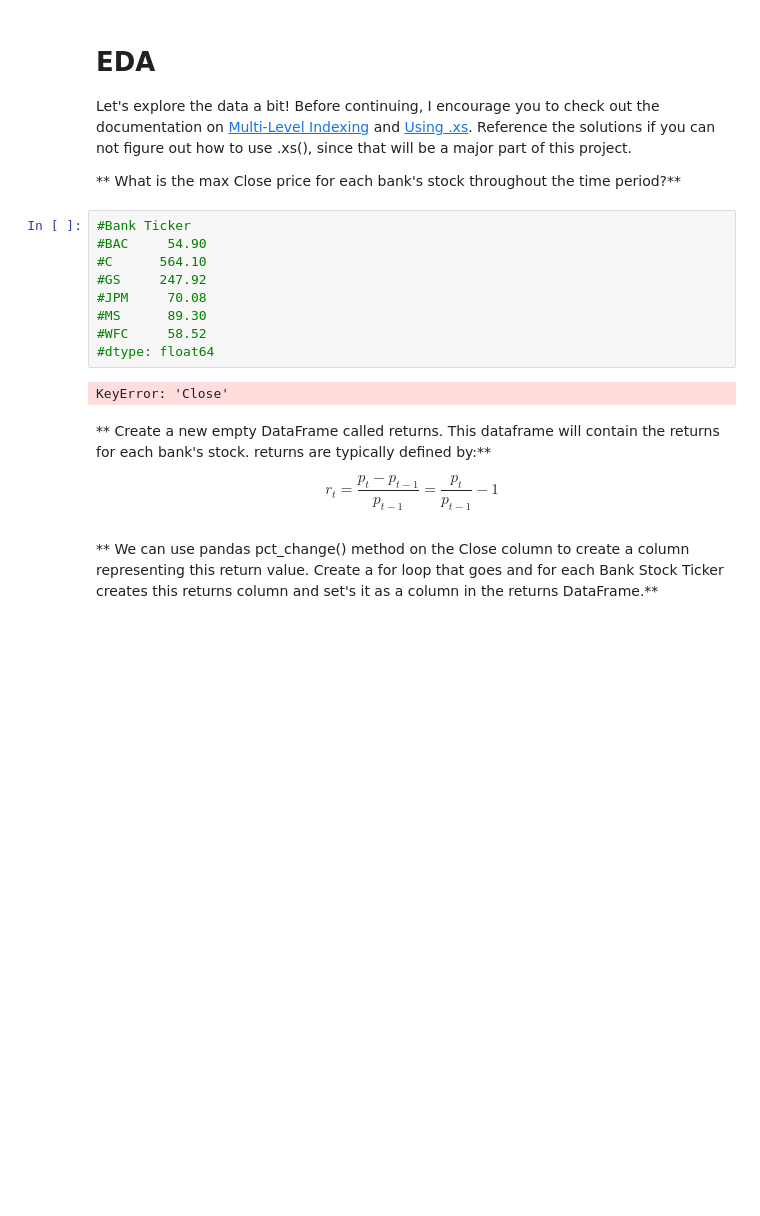
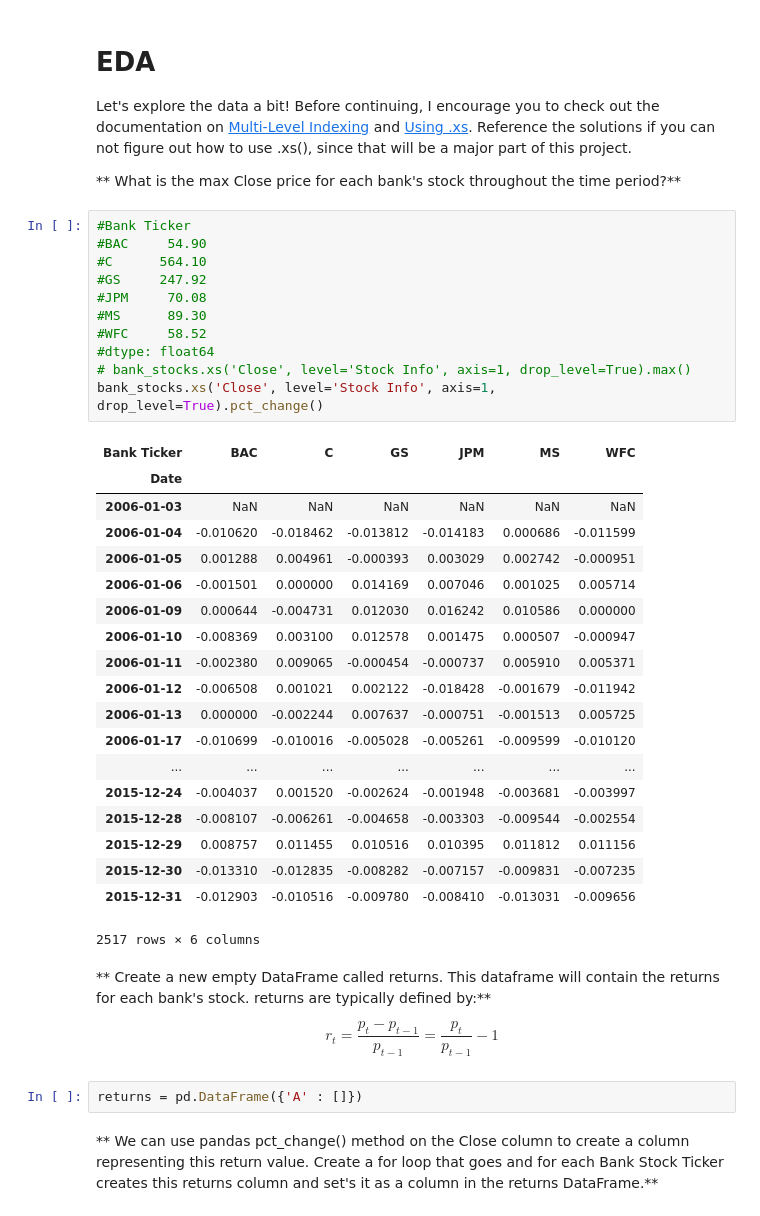
Before and after one commit to rpparada/Python-for-Data-Science-and-Machine-Learning-Bootcamp, a Jupyter notebook: Data-Capstone-Projects/Finance Project .ipynb, the cells around one changed output. Saved outputs shown, nothing was run; the diff lists cells and outputs as text; blank space fills up the shorter version.

Commit message:
Trabajando en Segundo "Data Capstone Projects"

```diff
--- a/Data-Capstone-Projects/Finance Project .ipynb
+++ b/Data-Capstone-Projects/Finance Project .ipynb
@@ -104,17 +106,39 @@ Reference the solutions if you can not figure out how to use .xs(), since that w
 # %%
 #Bank Ticker
 #BAC     54.90
 #C      564.10
 #GS     247.92
 #JPM     70.08
 #MS      89.30
 #WFC     58.52
 #dtype: float64
+# bank_stocks.xs('Close', level='Stock Info', axis=1, drop_level=True).max()
+bank_stocks.xs('Close', level='Stock Info', axis=1, drop_level=True).pct_change()
 # %% [output]
+| Bank Ticker | BAC | C | GS | JPM | MS | WFC |
+| Date |  |  |  |  |  |  |
+| 2006-01-03 | NaN | NaN | NaN | NaN | NaN | NaN |
+| 2006-01-04 | -0.010620 | -0.018462 | -0.013812 | -0.014183 | 0.000686 | -0.011599 |
+| 2006-01-05 | 0.001288 | 0.004961 | -0.000393 | 0.003029 | 0.002742 | -0.000951 |
+| 2006-01-06 | -0.001501 | 0.000000 | 0.014169 | 0.007046 | 0.001025 | 0.005714 |
+| 2006-01-09 | 0.000644 | -0.004731 | 0.012030 | 0.016242 | 0.010586 | 0.000000 |
+| 2006-01-10 | -0.008369 | 0.003100 | 0.012578 | 0.001475 | 0.000507 | -0.000947 |
+| 2006-01-11 | -0.002380 | 0.009065 | -0.000454 | -0.000737 | 0.005910 | 0.005371 |
+| 2006-01-12 | -0.006508 | 0.001021 | 0.002122 | -0.018428 | -0.001679 | -0.011942 |
+| 2006-01-13 | 0.000000 | -0.002244 | 0.007637 | -0.000751 | -0.001513 | 0.005725 |
+| 2006-01-17 | -0.010699 | -0.010016 | -0.005028 | -0.005261 | -0.009599 | -0.010120 |
+| ... | ... | ... | ... | ... | ... | ... |
+| 2015-12-24 | -0.004037 | 0.001520 | -0.002624 | -0.001948 | -0.003681 | -0.003997 |
+| 2015-12-28 | -0.008107 | -0.006261 | -0.004658 | -0.003303 | -0.009544 | -0.002554 |
+| 2015-12-29 | 0.008757 | 0.011455 | 0.010516 | 0.010395 | 0.011812 | 0.011156 |
+| 2015-12-30 | -0.013310 | -0.012835 | -0.008282 | -0.007157 | -0.009831 | -0.007235 |
+| 2015-12-31 | -0.012903 | -0.010516 | -0.009780 | -0.008410 | -0.013031 | -0.009656 |
-KeyError: 'Close'
+2517 rows × 6 columns
 # %% [markdown]
 ** Create a new empty DataFrame called returns. This dataframe will contain the returns for each bank's stock. returns are typically defined by:**
 
 $$r_t = \frac{p_t - p_{t-1}}{p_{t-1}} = \frac{p_t}{p_{t-1}} - 1$$
+# %%
+returns = pd.DataFrame({'A' : []})
 # %% [markdown]
 ** We can use pandas pct_change() method on the Close column to create a column representing this return value. Create a for loop that goes and for each Bank Stock Ticker creates this returns column and set's it as a column in the returns DataFrame.**
```
Also changed, not shown: parts of 6 cells of this notebook.
